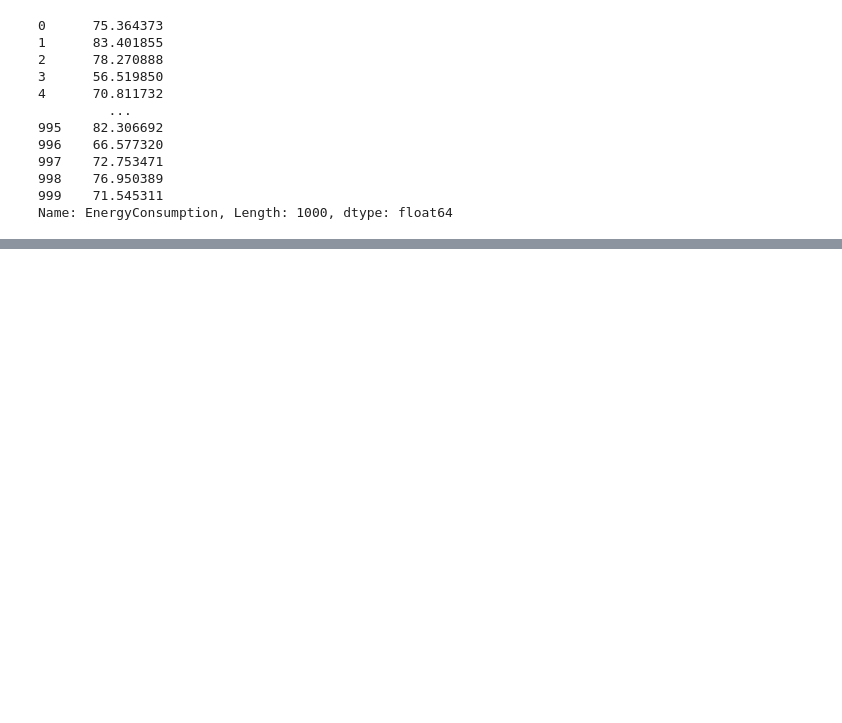
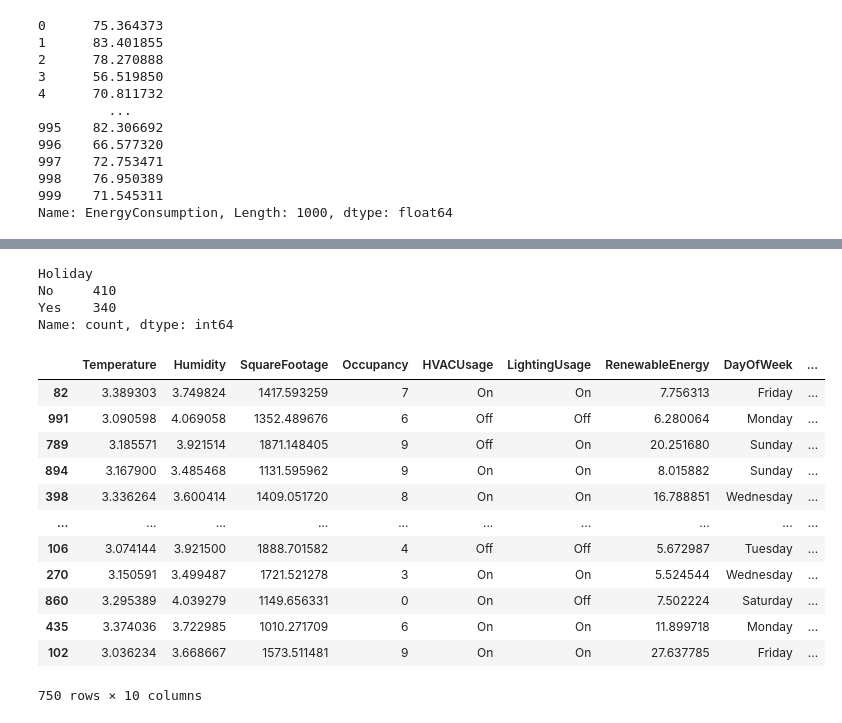
Before and after one commit to hamsa-joshua/WattsNext, a Jupyter notebook: main.ipynb, the cells around one changed output, grey strips where cells are left out. Drawn from its saved outputs; the diff is of its cells as text; code cells hidden in the pictures; blank space fills up the shorter version.

```diff
--- a/main.ipynb
+++ b/main.ipynb
@@ -178,0 +215,25 @@ ValueError: could not convert string to float: '2022-01-29 00:00:00'
+# %%
+train_data.Holiday.value_counts()
+# %% [output]
+Holiday
+No     410
+Yes    340
+Name: count, dtype: int64
+# %%
+train_data.drop(columns=['Timestamp'], inplace=True)
+# %%
+train_data
+# %% [output]
+|  | Temperature | Humidity | SquareFootage | Occupancy | HVACUsage | LightingUsage | RenewableEnergy | DayOfWeek | ... |
+| 82 | 3.389303 | 3.749824 | 1417.593259 | 7 | On | On | 7.756313 | Friday | ... |
+| 991 | 3.090598 | 4.069058 | 1352.489676 | 6 | Off | Off | 6.280064 | Monday | ... |
+| 789 | 3.185571 | 3.921514 | 1871.148405 | 9 | Off | On | 20.251680 | Sunday | ... |
+| 894 | 3.167900 | 3.485468 | 1131.595962 | 9 | On | On | 8.015882 | Sunday | ... |
+| 398 | 3.336264 | 3.600414 | 1409.051720 | 8 | On | On | 16.788851 | Wednesday | ... |
+| ... | ... | ... | ... | ... | ... | ... | ... | ... | ... |
+| 106 | 3.074144 | 3.921500 | 1888.701582 | 4 | Off | Off | 5.672987 | Tuesday | ... |
+| 270 | 3.150591 | 3.499487 | 1721.521278 | 3 | On | On | 5.524544 | Wednesday | ... |
+| 860 | 3.295389 | 4.039279 | 1149.656331 | 0 | On | Off | 7.502224 | Saturday | ... |
+| 435 | 3.374036 | 3.722985 | 1010.271709 | 6 | On | On | 11.899718 | Monday | ... |
+| 102 | 3.036234 | 3.668667 | 1573.511481 | 9 | On | On | 27.637785 | Friday | ... |
+750 rows × 10 columns
```
Also changed, not shown: parts of 10 cells of this notebook.
